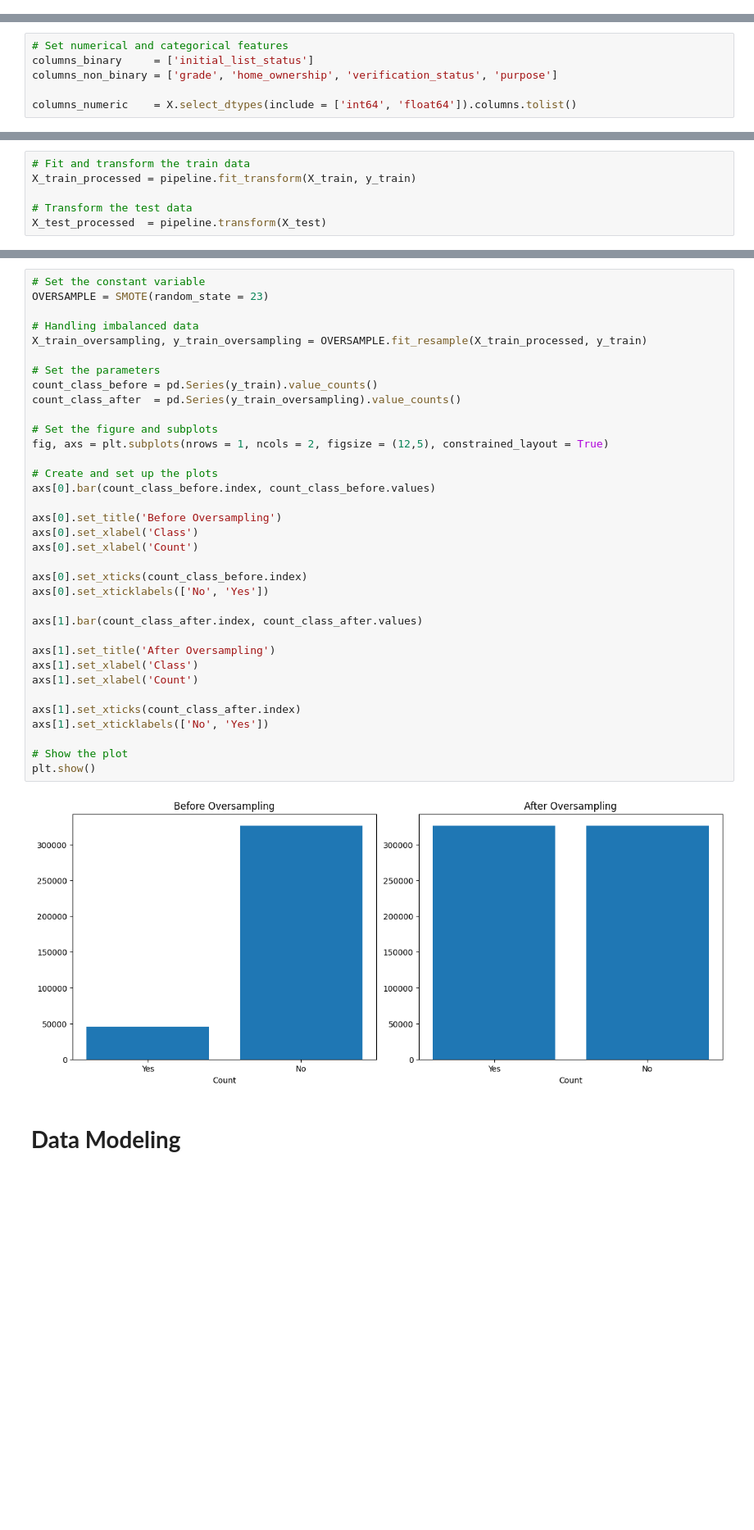
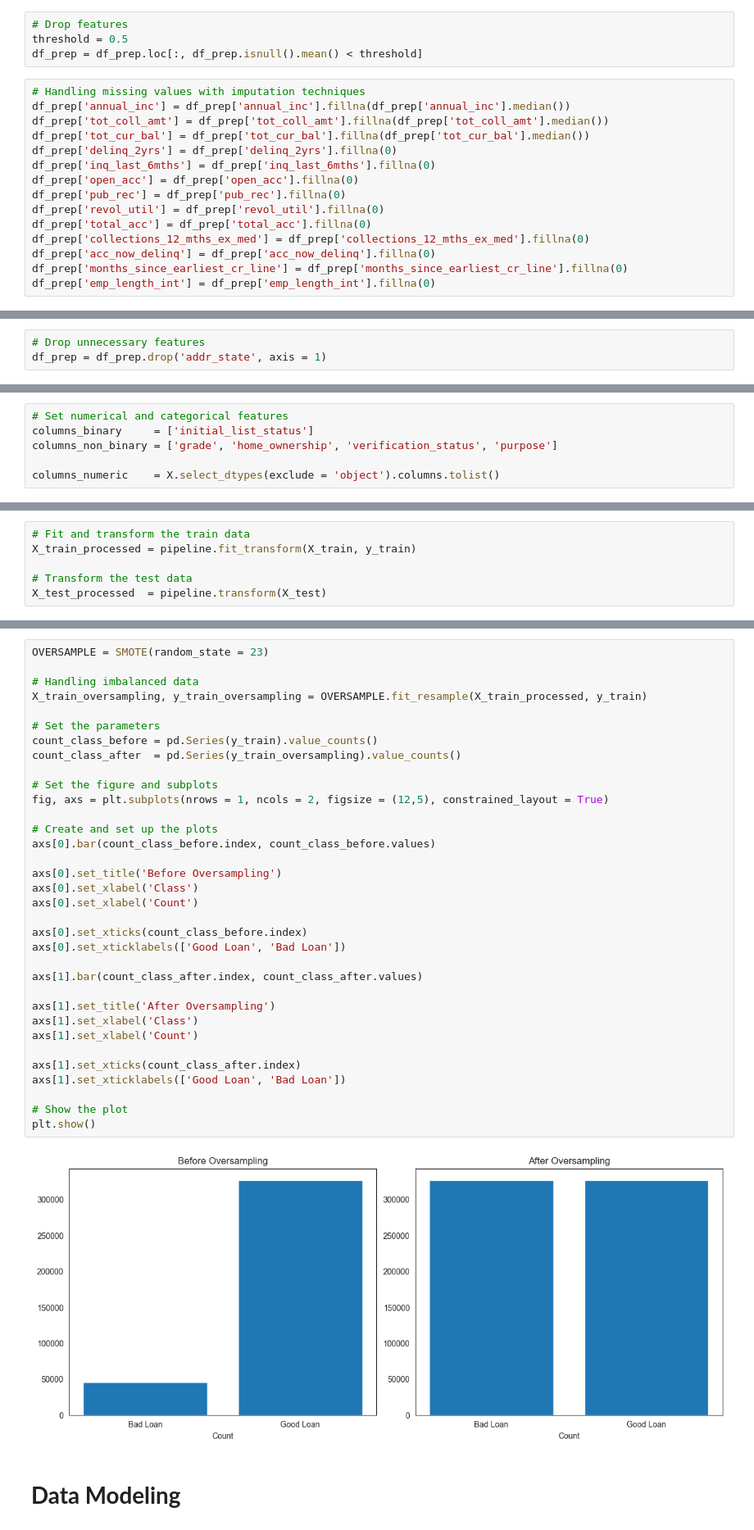
Before and after one commit to QararFairuzzabadi/PBI-with-IDx-Partners, a Jupyter notebook: IDx Partners - Credit Risk.ipynb, the cells around one changed output, grey strips where cells are left out. Shown at 82% size. Cells and saved outputs as stored; diff of their text form; blank space fills up the shorter version.

```diff
--- a/IDx Partners - Credit Risk.ipynb
+++ b/IDx Partners - Credit Risk.ipynb
@@ -624,0 +787,19 @@ Show the latest updated shape of dataset: (465116, 28)
+# %%
+# Drop features
+threshold = 0.5
+df_prep = df_prep.loc[:, df_prep.isnull().mean() < threshold]
+# %%
+# Handling missing values with imputation techniques
+df_prep['annual_inc'] = df_prep['annual_inc'].fillna(df_prep['annual_inc'].median())
+df_prep['tot_coll_amt'] = df_prep['tot_coll_amt'].fillna(df_prep['tot_coll_amt'].median())
+df_prep['tot_cur_bal'] = df_prep['tot_cur_bal'].fillna(df_prep['tot_cur_bal'].median())
+df_prep['delinq_2yrs'] = df_prep['delinq_2yrs'].fillna(0)
+df_prep['inq_last_6mths'] = df_prep['inq_last_6mths'].fillna(0)
+df_prep['open_acc'] = df_prep['open_acc'].fillna(0)
+df_prep['pub_rec'] = df_prep['pub_rec'].fillna(0)
+df_prep['revol_util'] = df_prep['revol_util'].fillna(0)
+df_prep['total_acc'] = df_prep['total_acc'].fillna(0)
+df_prep['collections_12_mths_ex_med'] = df_prep['collections_12_mths_ex_med'].fillna(0)
+df_prep['acc_now_delinq'] = df_prep['acc_now_delinq'].fillna(0)
+df_prep['months_since_earliest_cr_line'] = df_prep['months_since_earliest_cr_line'].fillna(0)
+df_prep['emp_length_int'] = df_prep['emp_length_int'].fillna(0)
@@ -624,0 +828,3 @@ Show the latest updated shape of dataset: (465116, 28)
+# %%
+# Drop unnecessary features
+df_prep = df_prep.drop('addr_state', axis = 1)
@@ -654,5 +872,5 @@ Shape of y_test  : (93024,)
 columns_binary     = ['initial_list_status']
 columns_non_binary = ['grade', 'home_ownership', 'verification_status', 'purpose']
 
-columns_numeric    = X.select_dtypes(include = ['int64', 'float64']).columns.tolist()
+columns_numeric    = X.select_dtypes(exclude = 'object').columns.tolist()
 # %%
@@ -691,40 +915,39 @@ langkah selanjutnya adalah menangani ketidakseimbangan kelas pada variabel targe
 # %%
-# Set the constant variable
 OVERSAMPLE = SMOTE(random_state = 23)
 
 # Handling imbalanced data
 X_train_oversampling, y_train_oversampling = OVERSAMPLE.fit_resample(X_train_processed, y_train)
 
 # Set the parameters
 count_class_before = pd.Series(y_train).value_counts()
 count_class_after  = pd.Series(y_train_oversampling).value_counts()
 
 # Set the figure and subplots
 fig, axs = plt.subplots(nrows = 1, ncols = 2, figsize = (12,5), constrained_layout = True)
 
 # Create and set up the plots
 axs[0].bar(count_class_before.index, count_class_before.values)
 
 axs[0].set_title('Before Oversampling')
 axs[0].set_xlabel('Class')
 axs[0].set_xlabel('Count')
 
 axs[0].set_xticks(count_class_before.index)
-axs[0].set_xticklabels(['No', 'Yes'])
+axs[0].set_xticklabels(['Good Loan', 'Bad Loan'])
 
 axs[1].bar(count_class_after.index, count_class_after.values)
 
 axs[1].set_title('After Oversampling')
 axs[1].set_xlabel('Class')
 axs[1].set_xlabel('Count')
 
 axs[1].set_xticks(count_class_after.index)
-axs[1].set_xticklabels(['No', 'Yes'])
+axs[1].set_xticklabels(['Good Loan', 'Bad Loan'])
 
 # Show the plot
 plt.show()
 # %% [output]
-[figure, old version]
+[figure, new version]
 # %% [markdown]
 # **Data Modeling**
 # %% [markdown]
```
Also changed, not shown: parts of 132 cells of this notebook, 1 other file.
